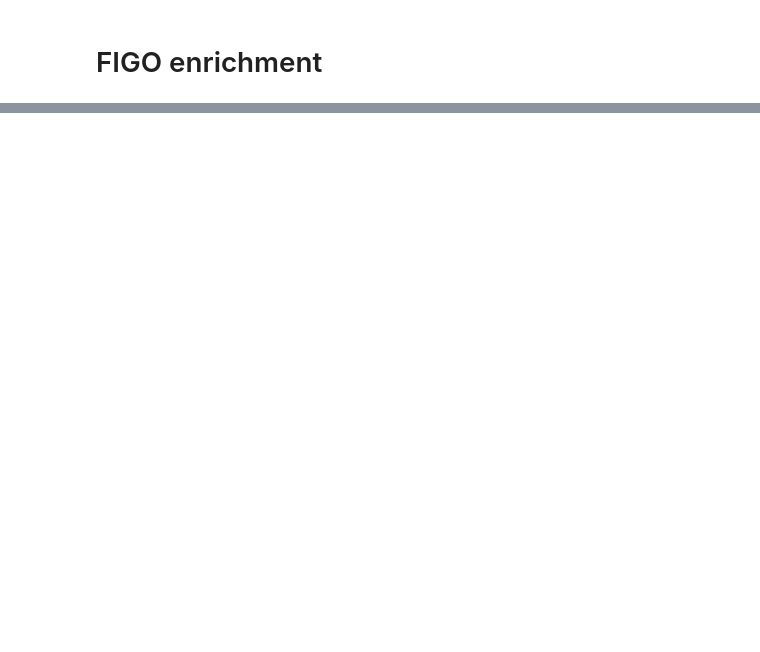
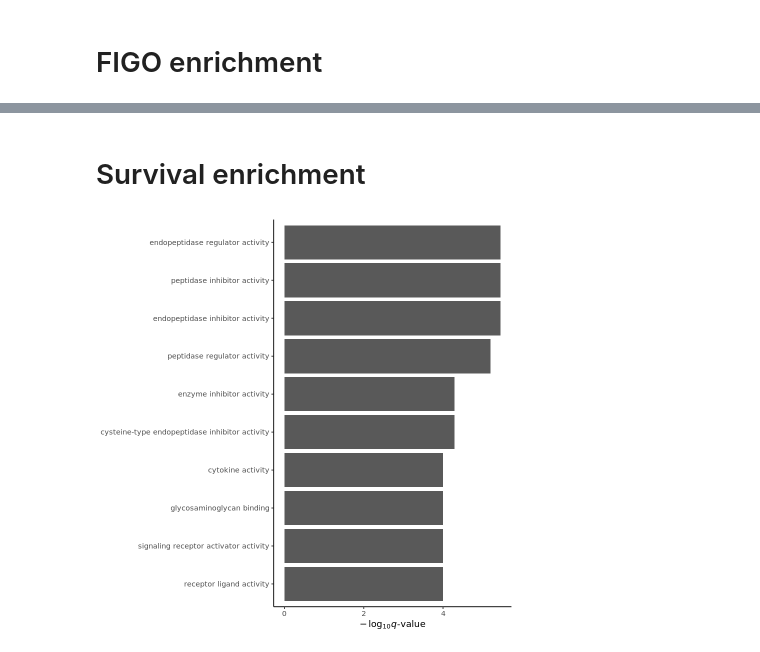
Before and after one commit to fogg-lab/characterizing-ecm-transcriptome-of-endometriosis, a Jupyter notebook: figures/ea_results_vis.ipynb, the cells around one changed output, grey strips where cells are left out. Drawn from its saved outputs; the diff is of its cells as text; code cells hidden in the pictures; blank space fills up the shorter version.

```diff
--- a/figures/ea_results_vis.ipynb
+++ b/figures/ea_results_vis.ipynb
@@ -113,0 +110,12 @@ ggsave(paste0(dirs$figures_dir, "/enrichment/", unified_dsets[dset_idx], "_nsmg_
+# %% [markdown]
+# Survival enrichment
+# %%
+ea_plot(survival_go_df, top = top_n)
+ggsave(paste0(dirs$figures_dir, "/enrichment/", unified_dsets[dset_idx], "_survival_go.png"), last_plot(), height = ht, width = wd, dpi = dpi)
+
+if (dset_idx != 3) {
+    ea_plot(survival_kegg_df, top = top_n)
+    ggsave(paste0(dirs$figures_dir, "/enrichment/", unified_dsets[dset_idx], "_survival_kegg.png"), last_plot(), height = ht, width = wd, dpi = dpi)
+}
+# %% [output]
+[figure, added]
```
Also changed, not shown: parts of 7 cells of this notebook, 3 other files.
